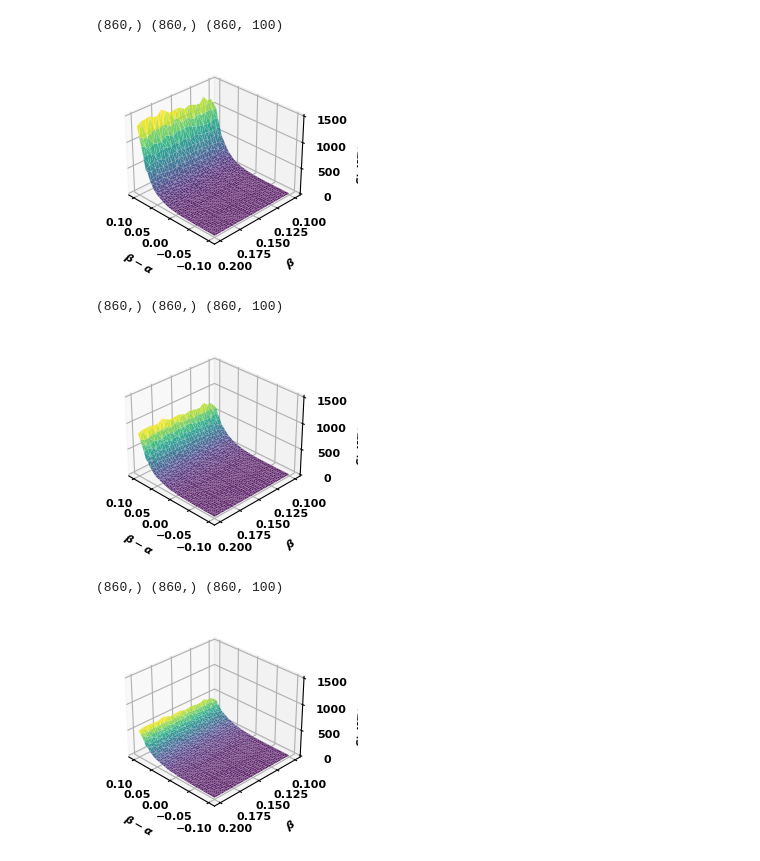
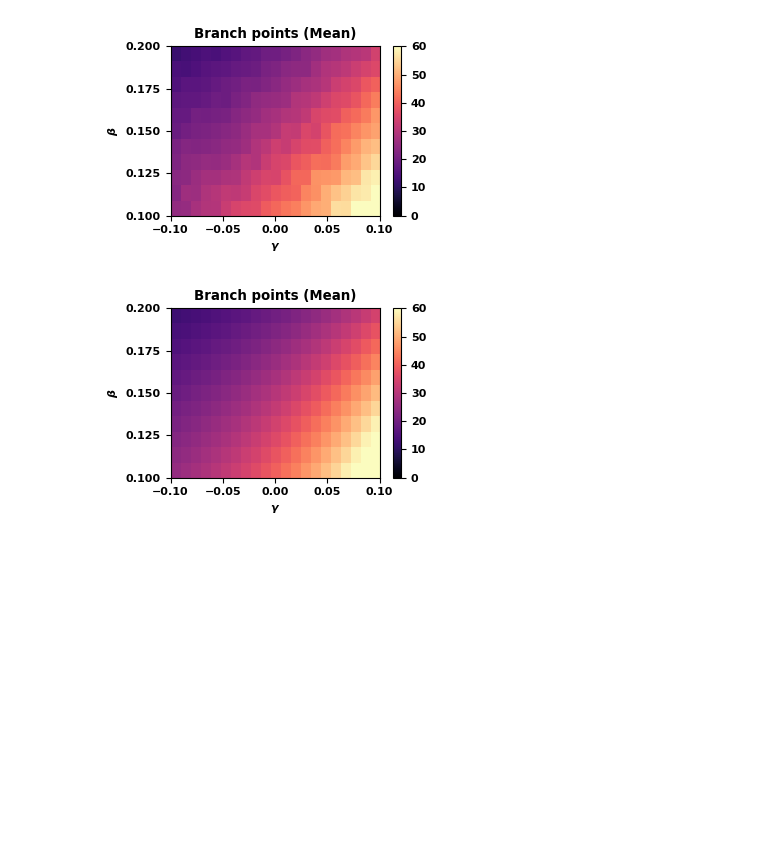
Before and after one commit to FrancescoCavarretta/NeuronSynthesis, a Jupyter notebook: analysis.ipynb, the cells around one changed output. Drawn from its saved outputs; the diff is of its cells as text; code cells hidden in the pictures; blank space fills up the shorter version.

```diff
--- a/analysis.ipynb
+++ b/analysis.ipynb
@@ -67,2 +61,2 @@ def plot_3d_triangulated_mesh(x, y, z, zlim=None, filename='', xlabel='X', ylabe
 # %%
-df = pickle.load(open('/home/francesco/NeuronGrowth/sim_data_0.1.pkl', 'rb'))
+df = pickle.load(open('/home/francesco/NeuronGrowth/sim_data.pkl', 'rb'))
@@ -68,0 +76,7 @@ df = pickle.load(open('/home/francesco/NeuronGrowth/sim_data_0.1.pkl', 'rb'))
+# %%
+points = get_data(df, 0)
+for p in points:
+    p[-1] = model.mean_Z(10, 20, p[0], p[1])
+plot_raster_imshow_from_points(np.array(points), 'Visits (Mean)', vmin=0, vmax=60)
+plt.savefig('meanZTh.png', dpi=300)
+plt.show()
@@ -68,0 +85,7 @@ df = pickle.load(open('/home/francesco/NeuronGrowth/sim_data_0.1.pkl', 'rb'))
+# %%
+points = get_data(df, 0)
+for p in points:
+    p[-1] = np.var(p[-1])
+plot_raster_imshow_from_points(np.array(points), 'Visits (Var.)', vmin=0, vmax=300)
+plt.savefig('varZ.png', dpi=300)
+plt.show()
@@ -68,0 +94,7 @@ df = pickle.load(open('/home/francesco/NeuronGrowth/sim_data_0.1.pkl', 'rb'))
+# %%
+points = get_data(df, 0)
+for p in points:
+    p[-1] = model.var_Z(10, 20, 4, p[0], p[1])
+plot_raster_imshow_from_points(np.array(points), 'Visits (Var.)', vmin=0, vmax=300)
+plt.savefig('varZTh.png', dpi=300)
+plt.show()
@@ -92,25 +126,19 @@ plt.show()
 # %%
-x, y, z = get_data(df, 9, 0)
-print(x.shape, y.shape, z.shape)
-
-zmax = round(np.std(z, axis=1).max() / 500) * 500
-ax = plot_3d_triangulated_mesh(y, x, np.std(z, axis=1), [0, zmax], 'var9.png', r"$\beta-\alpha$", r"$\beta$", r"Std[Z(x)]")
+points = get_data(df, 1)
+for p in points:
+    p[-1] = np.mean(p[-1])
+plot_raster_imshow_from_points(np.array(points), 'Branch points (Mean)', vmin=0, vmax=60)
+plt.savefig('meanB.png', dpi=300)
 plt.show()
-
-x, y, z = get_data(df, 8, 0)
-print(x.shape, y.shape, z.shape)
-ax = plot_3d_triangulated_mesh(y, x, np.std(z, axis=1), [0, zmax], 'var8.png', r"$\beta-\alpha$", r"$\beta$", r"Std[Z(x)]")
-plt.show()
-
-x, y, z = get_data(df, 7, 0)
-print(x.shape, y.shape, z.shape)
-ax = plot_3d_triangulated_mesh(y, x, np.std(z, axis=1), [0, zmax], 'var7.png', r"$\beta-\alpha$", r"$\beta$", r"Std[Z(x)]")
-plt.show()
 # %% [output]
-(860,) (860,) (860, 100)
-[figure, old version]
+[figure, new version]
-(860,) (860,) (860, 100)
-[figure, removed]
-(860,) (860,) (860, 100)
-[figure, removed]
+# %%
+points = get_data(df, 1)
+for p in points:
+    p[-1] = model.mean_B(10, 20, p[0], p[1])
+plot_raster_imshow_from_points(np.array(points), 'Branch points (Mean)', vmin=0, vmax=60)
+plt.savefig('meanBTh.png', dpi=300)
+plt.show()
+# %% [output]
+[figure, added]
 # %%
```
Also changed, not shown: parts of 15 cells of this notebook, 24 other files.
